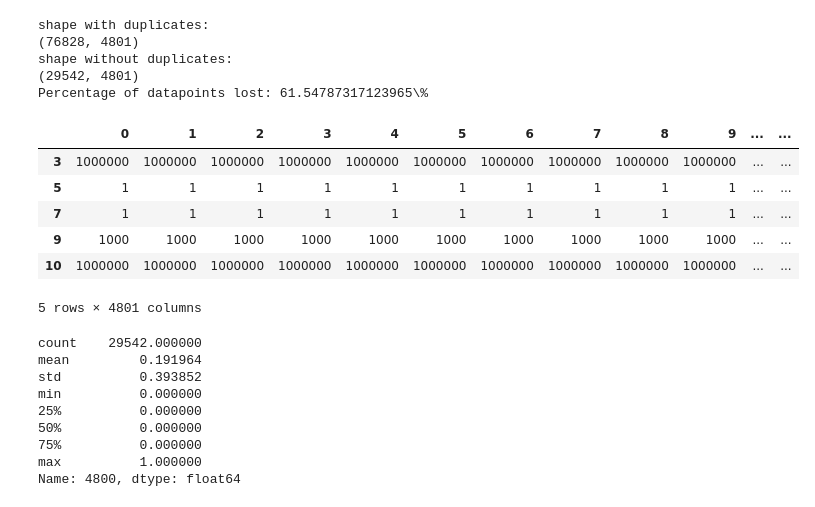
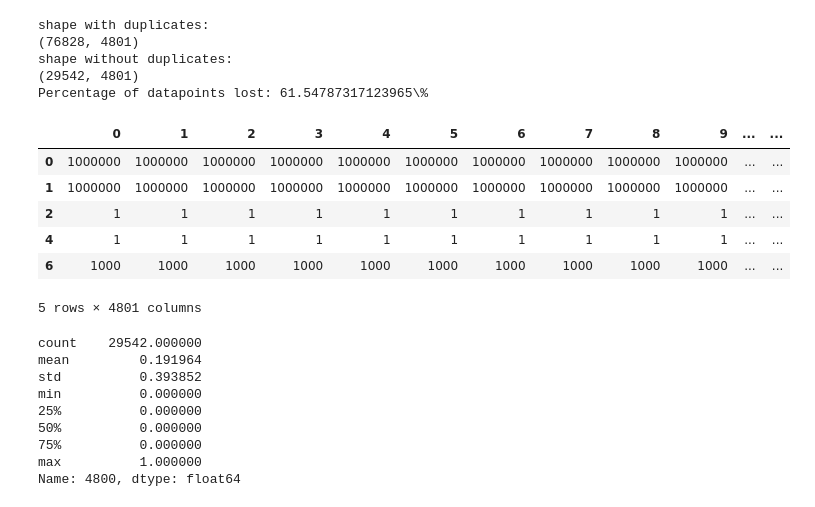
Before and after one commit to Ricu/WR-2-3-FFN-CLF, a Jupyter notebook: 00_Preprocessing.ipynb, the cells around one changed output. Saved outputs shown, nothing was run; the diff lists cells and outputs as text; code cells hidden in the pictures.

```diff
--- a/00_Preprocessing.ipynb
+++ b/00_Preprocessing.ipynb
@@ -137,14 +137,14 @@ shape without duplicates:
 Percentage of datapoints lost: 61.54787317123965\%
 # %%
 # Zeige Duplikate
-data_set1.loc[duplicate_rows,].head()
+df.loc[~duplicate_rows,].head()
 # %% [output]
 |  | 0 | 1 | 2 | 3 | 4 | 5 | 6 | 7 | 8 | 9 | ... | ... |
-| 3 | 1000000 | 1000000 | 1000000 | 1000000 | 1000000 | 1000000 | 1000000 | 1000000 | 1000000 | 1000000 | ... | ... |
-| 5 | 1 | 1 | 1 | 1 | 1 | 1 | 1 | 1 | 1 | 1 | ... | ... |
-| 7 | 1 | 1 | 1 | 1 | 1 | 1 | 1 | 1 | 1 | 1 | ... | ... |
-| 9 | 1000 | 1000 | 1000 | 1000 | 1000 | 1000 | 1000 | 1000 | 1000 | 1000 | ... | ... |
-| 10 | 1000000 | 1000000 | 1000000 | 1000000 | 1000000 | 1000000 | 1000000 | 1000000 | 1000000 | 1000000 | ... | ... |
+| 0 | 1000000 | 1000000 | 1000000 | 1000000 | 1000000 | 1000000 | 1000000 | 1000000 | 1000000 | 1000000 | ... | ... |
+| 1 | 1000000 | 1000000 | 1000000 | 1000000 | 1000000 | 1000000 | 1000000 | 1000000 | 1000000 | 1000000 | ... | ... |
+| 2 | 1 | 1 | 1 | 1 | 1 | 1 | 1 | 1 | 1 | 1 | ... | ... |
+| 4 | 1 | 1 | 1 | 1 | 1 | 1 | 1 | 1 | 1 | 1 | ... | ... |
+| 6 | 1000 | 1000 | 1000 | 1000 | 1000 | 1000 | 1000 | 1000 | 1000 | 1000 | ... | ... |
 5 rows × 4801 columns
 # %%
 df.iloc[:,-1].describe()
```
Also changed, not shown: parts of 1 cell of this notebook.
